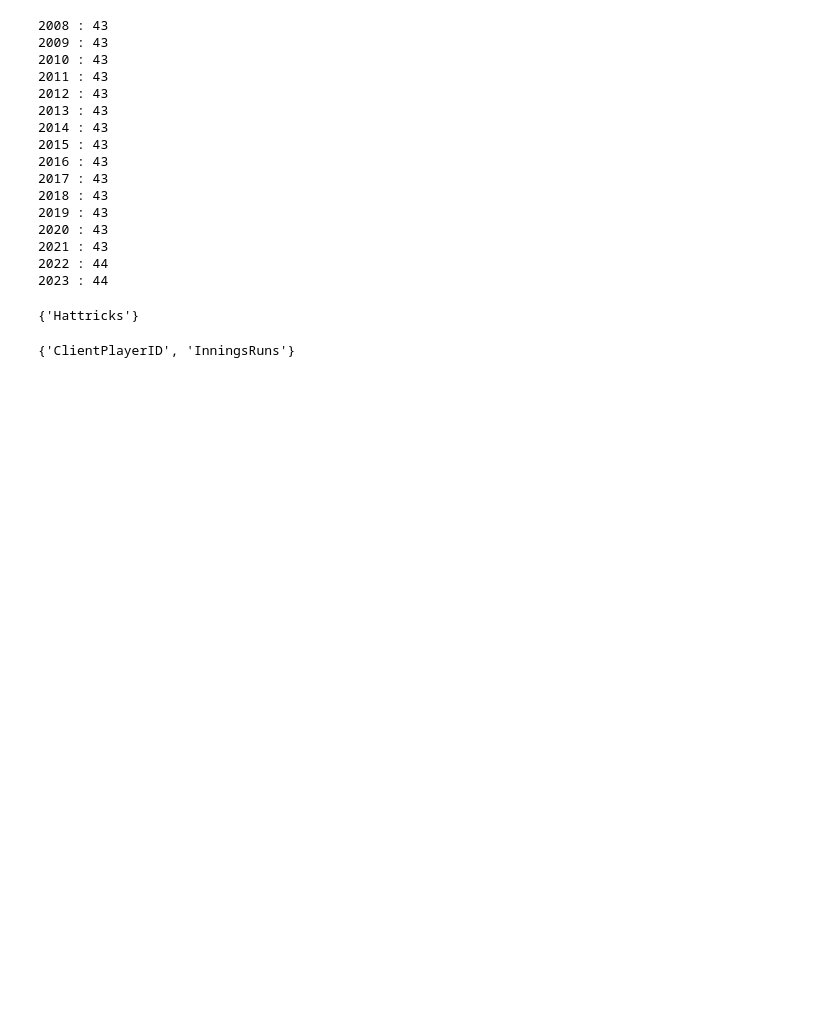
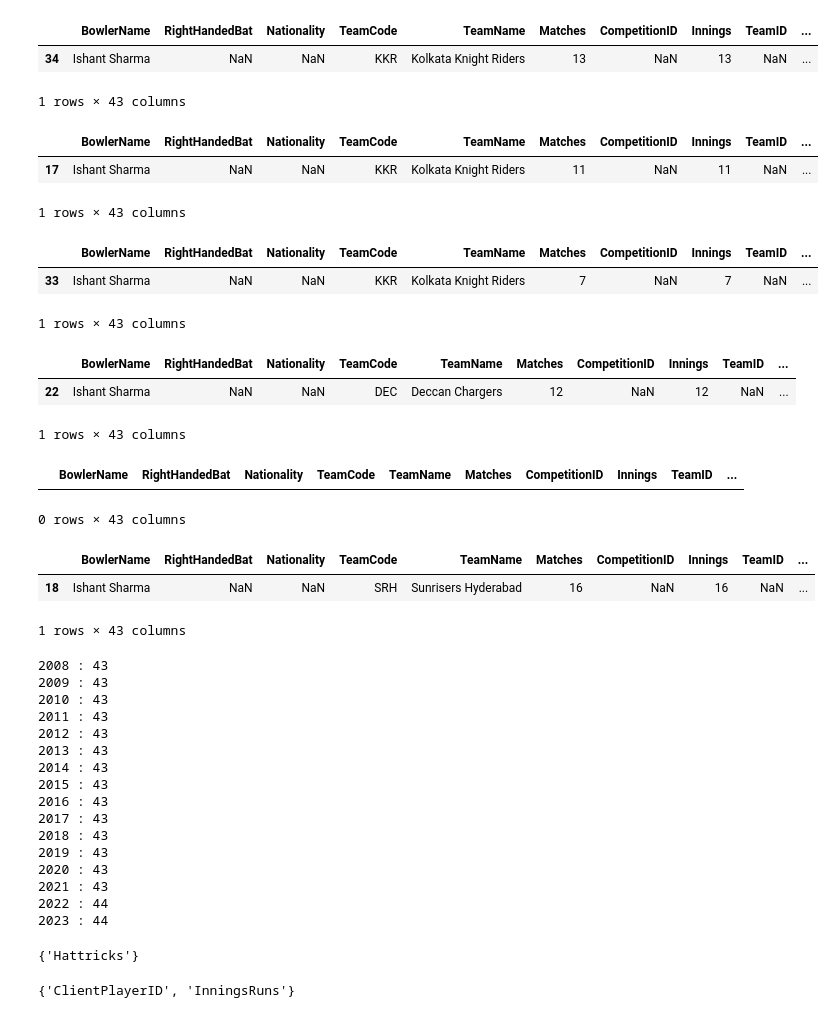
Before and after one commit to athuljain2311/Regression_Projects, a Jupyter notebook: ipl_data_analysis/seasonwise_bowler_data_preprocessing.ipynb, the cells around one changed output. Drawn from its saved outputs; the diff is of its cells as text; code cells hidden in the pictures; blank space fills up the shorter version.

```diff
--- a/ipl_data_analysis/seasonwise_bowler_data_preprocessing.ipynb
+++ b/ipl_data_analysis/seasonwise_bowler_data_preprocessing.ipynb
@@ -8,6 +8,41 @@ dfs = {}
 # %%
 for year in range(2008,2024):
     dfs[year] = pd.read_csv(f'runs_wickets_per_season/{year}_bowlers.csv')
+# %%
+dfs[2008][dfs[2008]['BowlerName'] == 'Ishant Sharma']
+# %% [output]
+|  | BowlerName | RightHandedBat | Nationality | TeamCode | TeamName | Matches | CompetitionID | Innings | TeamID | ... |
+| 34 | Ishant Sharma | NaN | NaN | KKR | Kolkata Knight Riders | 13 | NaN | 13 | NaN | ... |
+1 rows × 43 columns
+# %%
+dfs[2009][dfs[2009]['BowlerName'] == 'Ishant Sharma']
+# %% [output]
+|  | BowlerName | RightHandedBat | Nationality | TeamCode | TeamName | Matches | CompetitionID | Innings | TeamID | ... |
+| 17 | Ishant Sharma | NaN | NaN | KKR | Kolkata Knight Riders | 11 | NaN | 11 | NaN | ... |
+1 rows × 43 columns
+# %%
+dfs[2010][dfs[2010]['BowlerName'] == 'Ishant Sharma']
+# %% [output]
+|  | BowlerName | RightHandedBat | Nationality | TeamCode | TeamName | Matches | CompetitionID | Innings | TeamID | ... |
+| 33 | Ishant Sharma | NaN | NaN | KKR | Kolkata Knight Riders | 7 | NaN | 7 | NaN | ... |
+1 rows × 43 columns
+# %%
+dfs[2011][dfs[2011]['BowlerName'] == 'Ishant Sharma']
+# %% [output]
+|  | BowlerName | RightHandedBat | Nationality | TeamCode | TeamName | Matches | CompetitionID | Innings | TeamID | ... |
+| 22 | Ishant Sharma | NaN | NaN | DEC | Deccan Chargers | 12 | NaN | 12 | NaN | ... |
+1 rows × 43 columns
+# %%
+dfs[2012][dfs[2012]['BowlerName'] == 'Ishant Sharma']
+# %% [output]
+|  | BowlerName | RightHandedBat | Nationality | TeamCode | TeamName | Matches | CompetitionID | Innings | TeamID | ... |
+0 rows × 43 columns
+# %%
+dfs[2013][dfs[2013]['BowlerName'] == 'Ishant Sharma']
+# %% [output]
+|  | BowlerName | RightHandedBat | Nationality | TeamCode | TeamName | Matches | CompetitionID | Innings | TeamID | ... |
+| 18 | Ishant Sharma | NaN | NaN | SRH | Sunrisers Hyderabad | 16 | NaN | 16 | NaN | ... |
+1 rows × 43 columns
 # %%
 for year,df in dfs.items():
     print(f"{year} : {len(df.columns)}")
```
Also changed, not shown: 5 other files.
